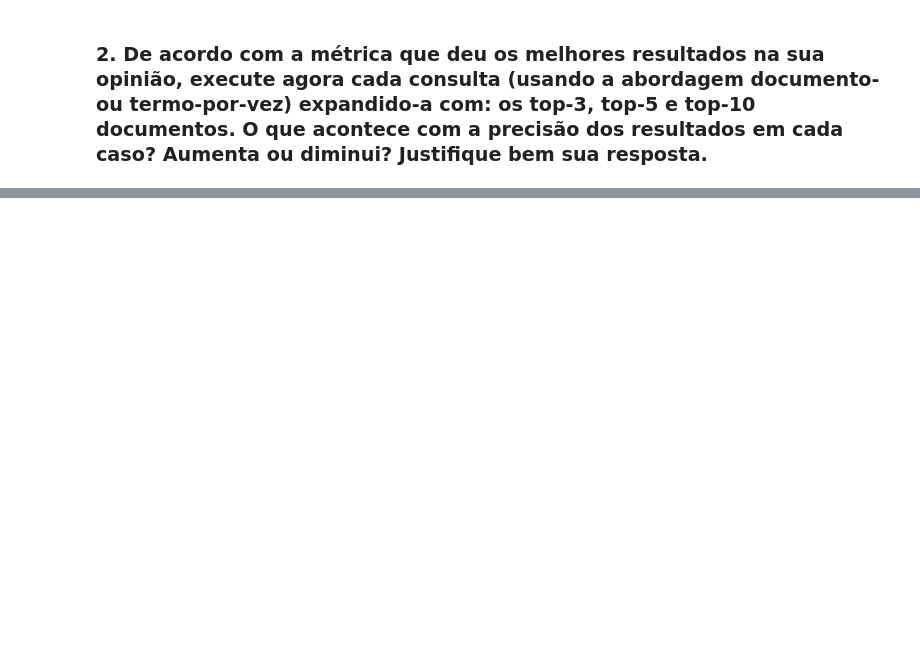
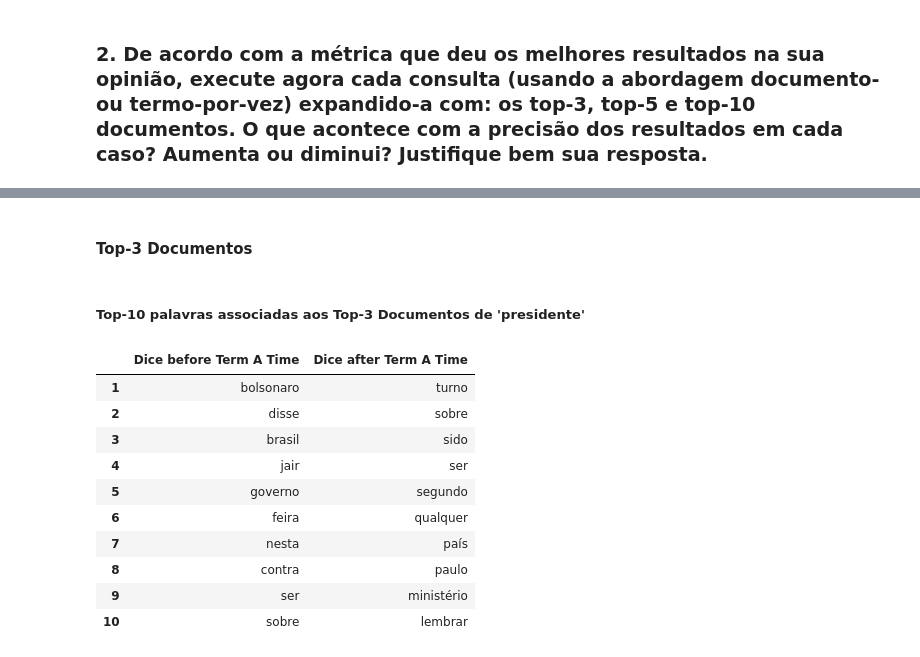
Before and after one commit to RubensBBatista/ri_lab_05, a Jupyter notebook: lab_05_ri.ipynb, the cells around one changed output, grey strips where cells are left out. Cells and saved outputs as stored; diff of their text form; code cells hidden in the pictures; blank space fills up the shorter version.

```diff
--- a/lab_05_ri.ipynb
+++ b/lab_05_ri.ipynb
@@ -128,3 +129,0 @@ tabela_05 = cria_tabela_de_metricas(consultas[4])
-# %%
-tabela_01.index += 1
-tabela_01
@@ -212,0 +240,47 @@ tabela_05
+# %%
+def top_docs(consulta, k):
+
+  top_docs = [doc for score,doc in term_a_time(consulta, rank, k)]
+  top_docs_ranking = {}
+
+  for palavra in rank:
+    top_docs_ranking[palavra] = []
+    for doc_score in rank[palavra]:
+      if doc_score[0] in top_docs:
+        top_docs_ranking[palavra].append(doc_score)
+
+  return top_docs_ranking
+# %% [markdown]
+#### Top-3 Documentos
+# %%
+k = 3
+rank_d1 = top_docs(consultas[0], k)
+rank_d2 = top_docs(consultas[1], k)
+rank_d3 = top_docs(consultas[2], k)
+rank_d4 = top_docs(consultas[3], k)
+rank_d5 = top_docs(consultas[4], k)
+# %%
+tabela_top1 = cria_tabela_de_metricas(consultas[0], rank_d1, k)
+tabela_top2 = cria_tabela_de_metricas(consultas[1], rank_d2, k)
+tabela_top3 = cria_tabela_de_metricas(consultas[2], rank_d3, k)
+tabela_top4 = cria_tabela_de_metricas(consultas[3], rank_d4, k)
+tabela_top5 = cria_tabela_de_metricas(consultas[4], rank_d5, k)
+# %% [markdown]
+##### Top-10 palavras associadas aos Top-3 Documentos de 'presidente'
+# %%
+tabela_DICE = pnd.DataFrame()
+tabela_DICE['Dice before Term A Time'] = tabela_01['Dice']
+tabela_DICE['Dice after Term A Time'] = tabela_top1['Dice']
+tabela_DICE
+# %% [output]
+|  | Dice before Term A Time | Dice after Term A Time |
+| 1 | bolsonaro | turno |
+| 2 | disse | sobre |
+| 3 | brasil | sido |
+| 4 | jair | ser |
+| 5 | governo | segundo |
+| 6 | feira | qualquer |
+| 7 | nesta | país |
+| 8 | contra | paulo |
+| 9 | ser | ministério |
+| 10 | sobre | lembrar |
```
Also changed, not shown: parts of 64 cells of this notebook.
